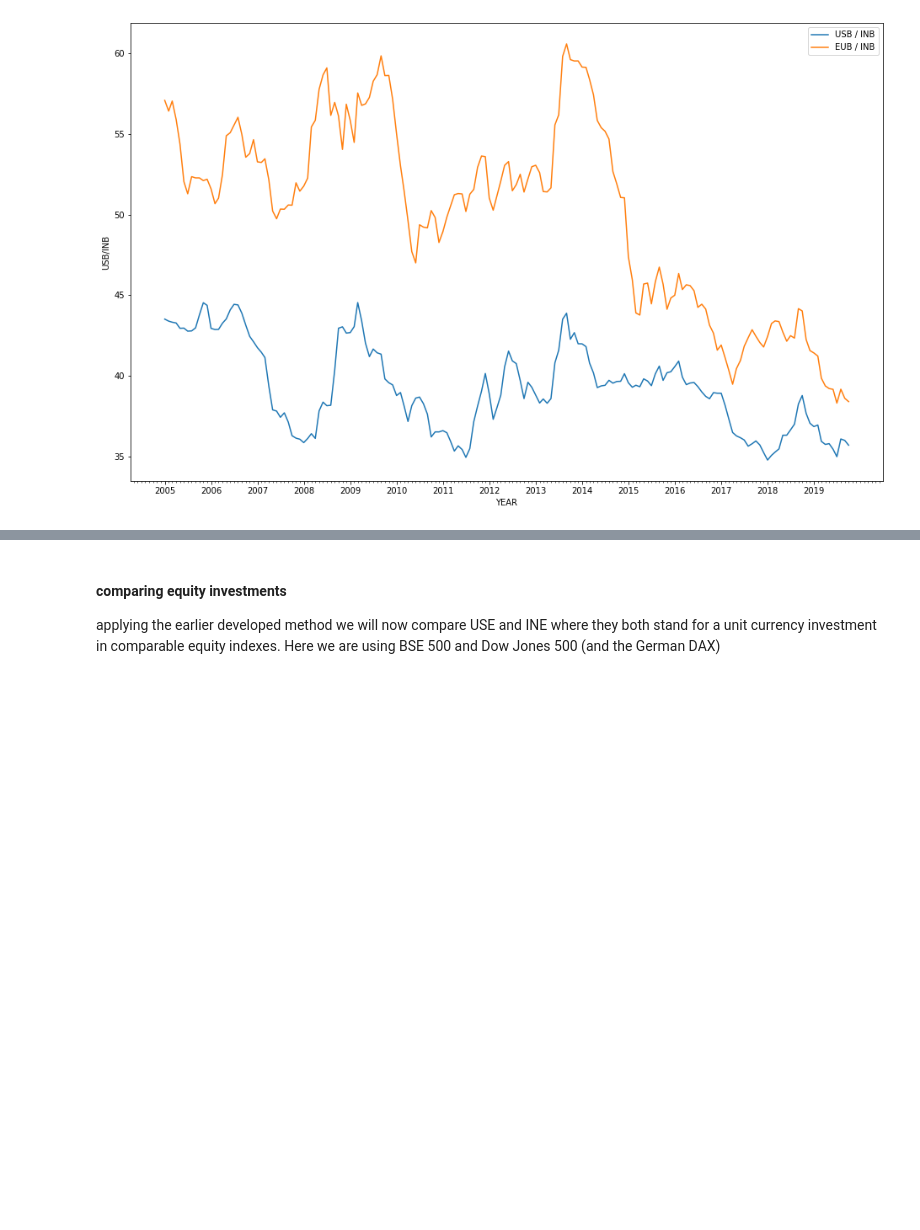
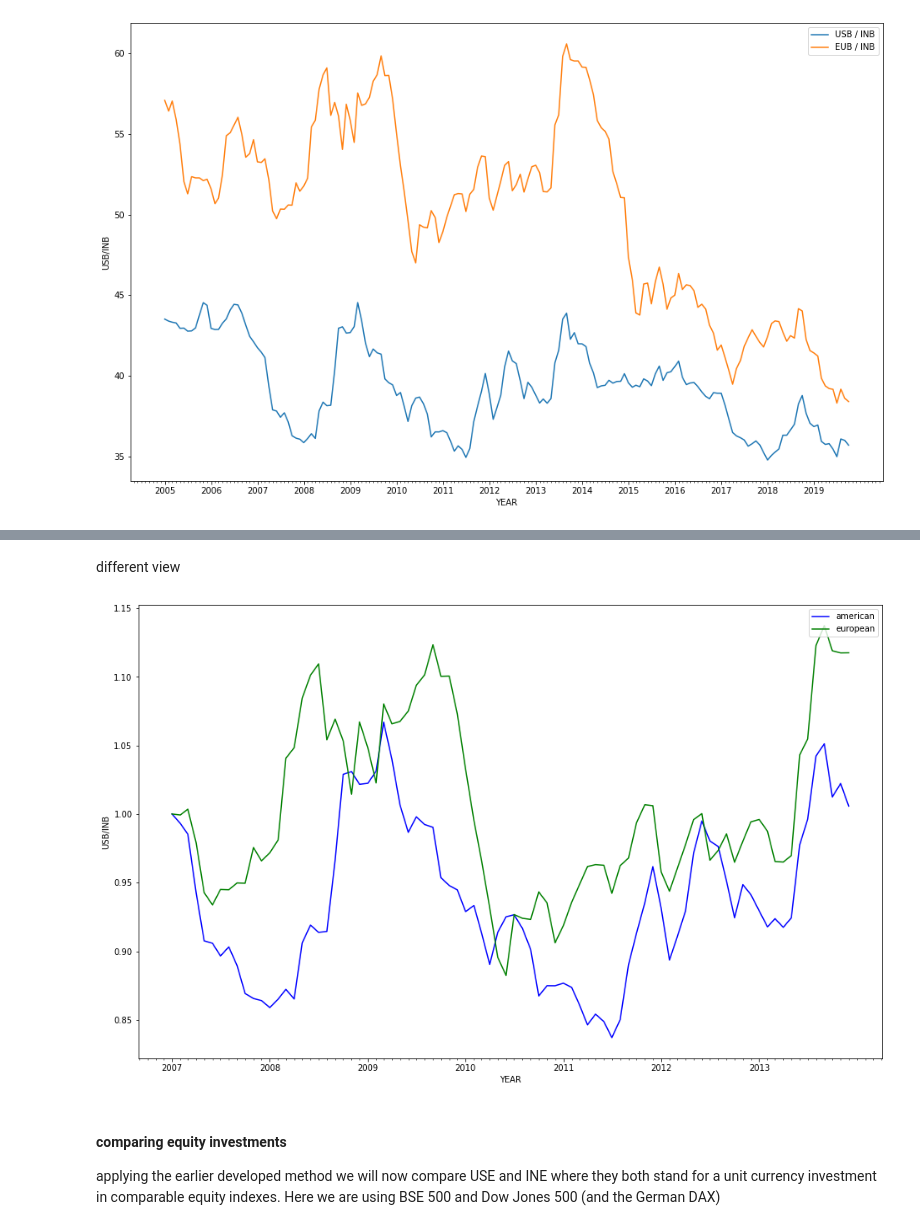
Before and after one commit to praneethmendu/Notebooks, a Jupyter notebook: intrestAdj/interest.ipynb, the cells around one changed output, grey strips where cells are left out. Drawn from its saved outputs; the diff is of its cells as text; code cells hidden in the pictures; blank space fills up the shorter version.

```diff
--- a/intrestAdj/interest.ipynb
+++ b/intrestAdj/interest.ipynb
@@ -174,3 +208,32 @@ plt.show()
+# %% [markdown]
+different view
+# %%
+ax = plt.gca()
+ax.xaxis.set_major_locator(YearLocator())
+ax.xaxis.set_minor_locator(MonthLocator())
+ax.xaxis.set_major_formatter(DateFormatter('%Y'))
+
+fig = plt.gcf()
+fig.set_size_inches(16,10)
+
+plt.xticks(list(map(lambda x: datetime.date(x,1,1), list(range(2007,2014,1)))))
+
+us_rry = us_rry[24:108]
+eu_rry = eu_rry[24:108]
+
+plt.xlabel('YEAR')
+plt.ylabel('USB/INB')
+
+mnths = mnths[24:108]
+
+plt.plot(mnths, us_rry/us_rry[0], 'b', label="American")
+plt.plot(mnths, eu_rry/eu_rry[0], 'g',label="European")
+plt.legend(loc="upper right")
+
+plt.savefig('plots/bond_rel_2.png',  bbox_inches='tight')
+plt.show()
+# %% [output]
+[figure, added]
 # %% [markdown]
 #### comparing equity investments
 
```
Also changed, not shown: parts of 11 cells of this notebook, 7 other files.
